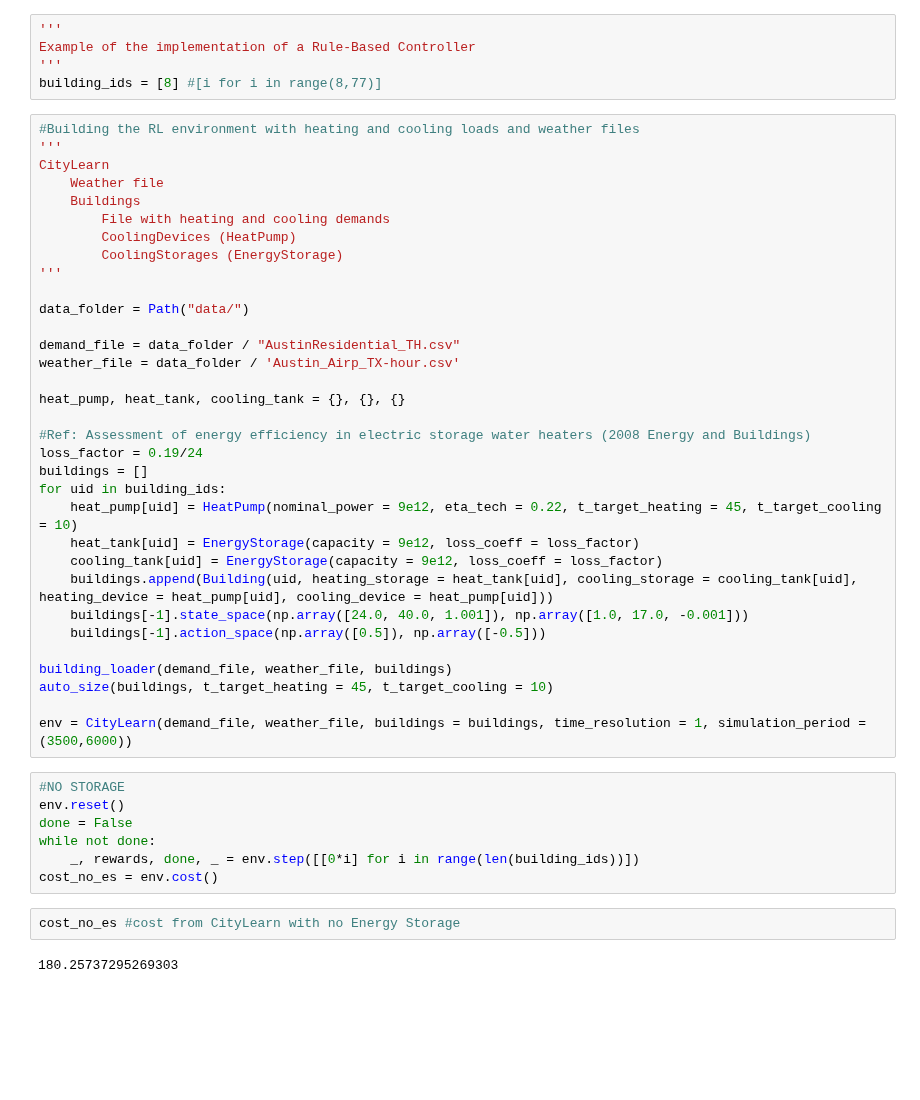
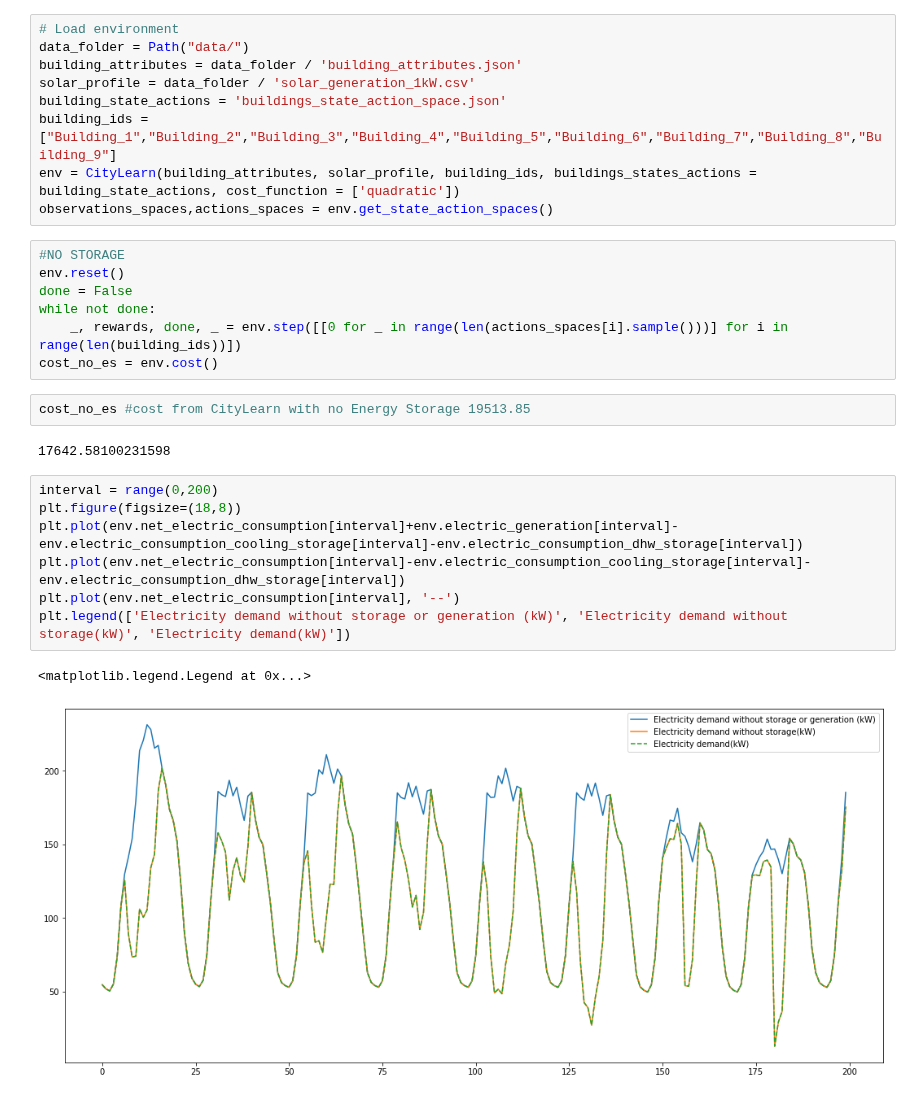
Before and after one commit to intelligent-environments-lab/CityLearn, a Jupyter notebook: example_rbc.ipynb, the cells around one changed output. Saved outputs shown, nothing was run; the diff lists cells and outputs as text; blank space fills up the shorter version.

Commit message:
New features added
Added solar generation, domestic hot water (DHW), electrical appliances, and two different types of storage to control

```diff
--- a/example_rbc.ipynb
+++ b/example_rbc.ipynb
@@ -7,52 +7,33 @@ from pathlib import Path
-# %%
-'''
-Example of the implementation of a Rule-Based Controller
-'''
-building_ids = [8] #[i for i in range(8,77)]
-# %%
-#Building the RL environment with heating and cooling loads and weather files
-'''
-CityLearn
-    Weather file
-    Buildings
-        File with heating and cooling demands
-        CoolingDevices (HeatPump)
-        CoolingStorages (EnergyStorage)
-'''
-
-data_folder = Path("data/")
-
-demand_file = data_folder / "AustinResidential_TH.csv"
-weather_file = data_folder / 'Austin_Airp_TX-hour.csv'
-
-heat_pump, heat_tank, cooling_tank = {}, {}, {}
-
-#Ref: Assessment of energy efficiency in electric storage water heaters (2008 Energy and Buildings)
-loss_factor = 0.19/24
-buildings = []
-for uid in building_ids:
-    heat_pump[uid] = HeatPump(nominal_power = 9e12, eta_tech = 0.22, t_target_heating = 45, t_target_cooling = 10)
-    heat_tank[uid] = EnergyStorage(capacity = 9e12, loss_coeff = loss_factor)
-    cooling_tank[uid] = EnergyStorage(capacity = 9e12, loss_coeff = loss_factor)
-    buildings.append(Building(uid, heating_storage = heat_tank[uid], cooling_storage = cooling_tank[uid], heating_device = heat_pump[uid], cooling_device = heat_pump[uid]))
-    buildings[-1].state_space(np.array([24.0, 40.0, 1.001]), np.array([1.0, 17.0, -0.001]))
-    buildings[-1].action_space(np.array([0.5]), np.array([-0.5]))
-
-building_loader(demand_file, weather_file, buildings)
-auto_size(buildings, t_target_heating = 45, t_target_cooling = 10)
-
-env = CityLearn(demand_file, weather_file, buildings = buildings, time_resolution = 1, simulation_period = (3500,6000))
+# %%
+# Load environment
+data_folder = Path("data/")
+building_attributes = data_folder / 'building_attributes.json'
+solar_profile = data_folder / 'solar_generation_1kW.csv'
+building_state_actions = 'buildings_state_action_space.json'
+building_ids = ["Building_1","Building_2","Building_3","Building_4","Building_5","Building_6","Building_7","Building_8","Building_9"]
+env = CityLearn(building_attributes, solar_profile, building_ids, buildings_states_actions = building_state_actions, cost_function = ['quadratic'])
+observations_spaces,actions_spaces = env.get_state_action_spaces()
 # %%
 #NO STORAGE
 env.reset()
 done = False
 while not done:
-    _, rewards, done, _ = env.step([[0*i] for i in range(len(building_ids))])
+    _, rewards, done, _ = env.step([[0 for _ in range(len(actions_spaces[i].sample()))] for i in range(len(building_ids))])
 cost_no_es = env.cost()
 # %%
-cost_no_es #cost from CityLearn with no Energy Storage
+cost_no_es #cost from CityLearn with no Energy Storage 19513.85
 # %% [output]
-180.25737295269303
+17642.58100231598
+# %%
+interval = range(0,200)
+plt.figure(figsize=(18,8))
+plt.plot(env.net_electric_consumption[interval]+env.electric_generation[interval]-env.electric_consumption_cooling_storage[interval]-env.electric_consumption_dhw_storage[interval])
+plt.plot(env.net_electric_consumption[interval]-env.electric_consumption_cooling_storage[interval]-env.electric_consumption_dhw_storage[interval])
+plt.plot(env.net_electric_consumption[interval], '--')
+plt.legend(['Electricity demand without storage or generation (kW)', 'Electricity demand without storage(kW)', 'Electricity demand(kW)'])
+# %% [output]
+<matplotlib.legend.Legend at 0x...>
+[figure, added]
 # %%
 #RULE-BASED CONTROLLER (Stores energy at night and releases it during the day)
 from agent import RBC_Agent
```
Also changed, not shown: parts of 8 cells of this notebook, 20 other files.
